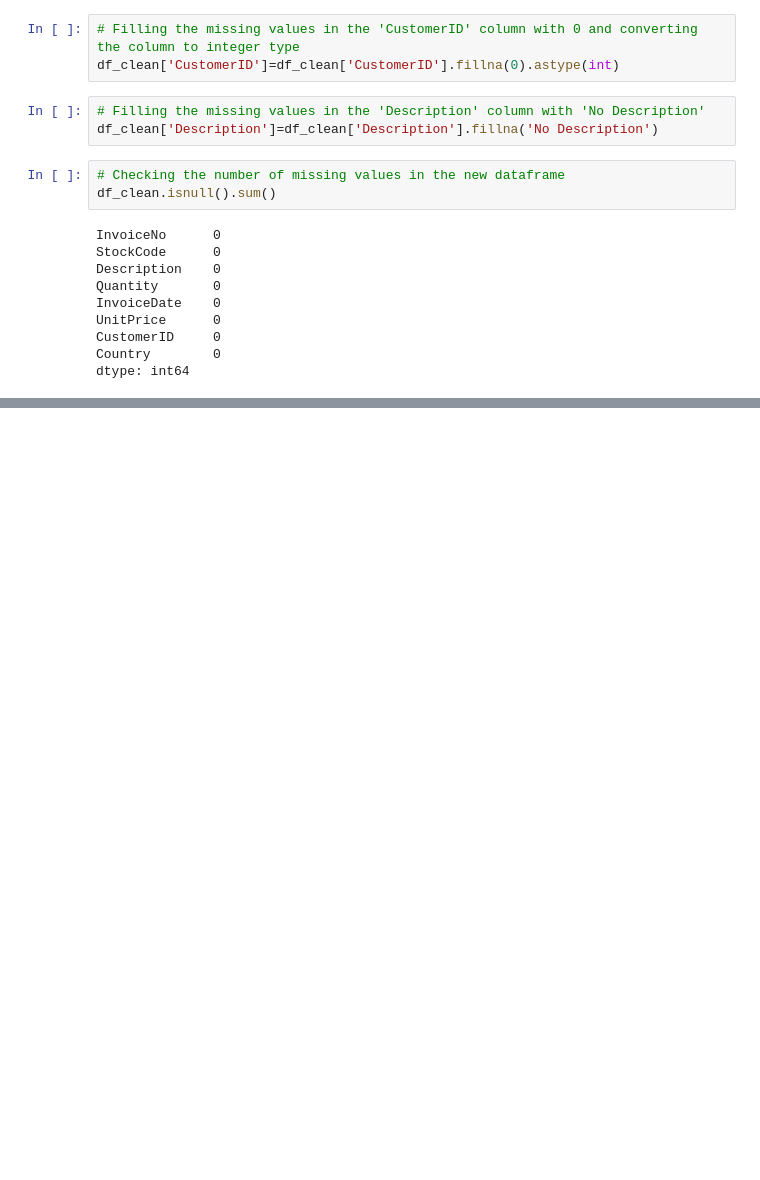
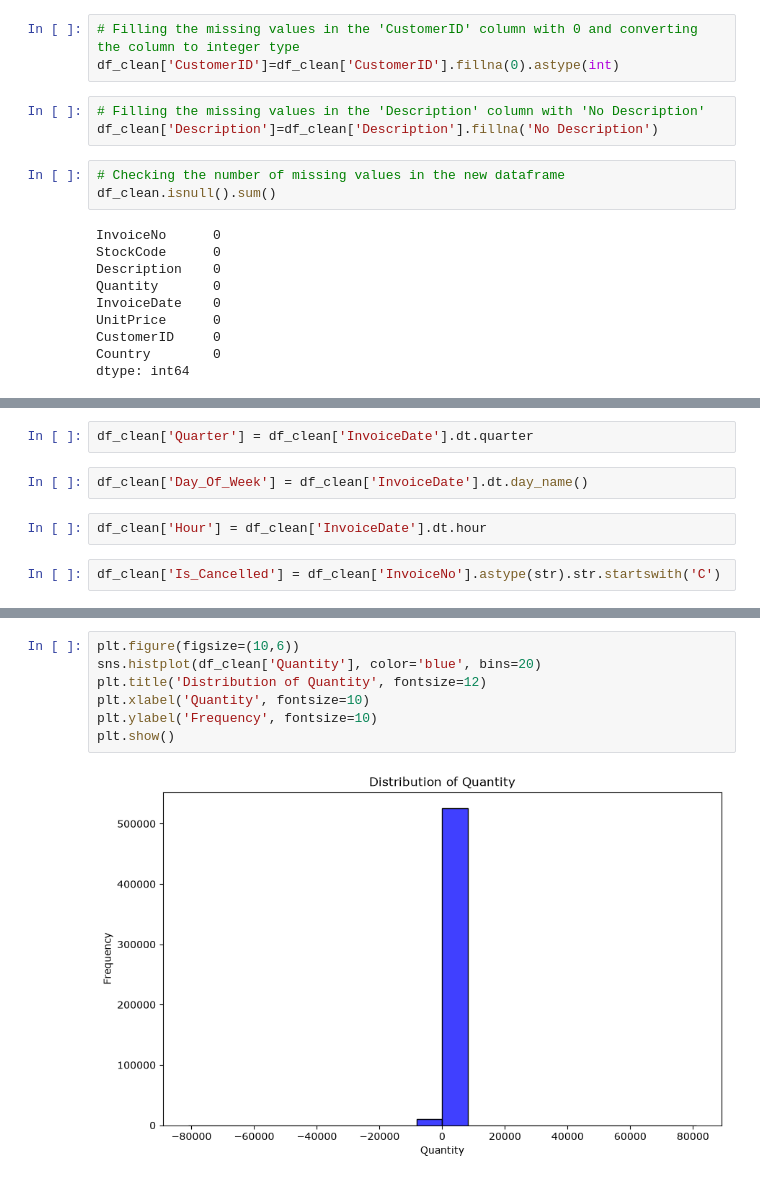
Before and after one commit to bhawna1906/UCI-Online-Retail-EDA, a Jupyter notebook: Notebook/Sales_Data_Analysis.ipynb, the cells around one changed output, grey strips where cells are left out. Saved outputs shown, nothing was run; the diff lists cells and outputs as text; blank space fills up the shorter version.

Commit message:
Implement code for feature engineering and basic plots

```diff
--- a/Notebook/Sales_Data_Analysis.ipynb
+++ b/Notebook/Sales_Data_Analysis.ipynb
@@ -181,0 +196,8 @@ dtype: int64
+# %%
+df_clean['Quarter'] = df_clean['InvoiceDate'].dt.quarter
+# %%
+df_clean['Day_Of_Week'] = df_clean['InvoiceDate'].dt.day_name()
+# %%
+df_clean['Hour'] = df_clean['InvoiceDate'].dt.hour
+# %%
+df_clean['Is_Cancelled'] = df_clean['InvoiceNo'].astype(str).str.startswith('C')
@@ -181,0 +278,9 @@ dtype: int64
+# %%
+plt.figure(figsize=(10,6))
+sns.histplot(df_clean['Quantity'], color='blue', bins=20)
+plt.title('Distribution of Quantity', fontsize=12)
+plt.xlabel('Quantity', fontsize=10)
+plt.ylabel('Frequency', fontsize=10)
+plt.show()
+# %% [output]
+[figure, added]
```
Also changed, not shown: parts of 31 cells of this notebook.
